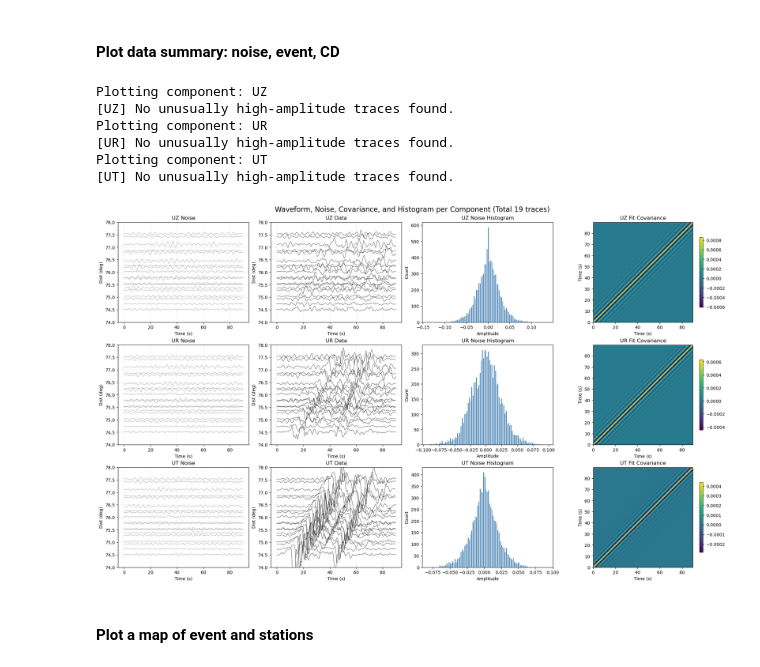
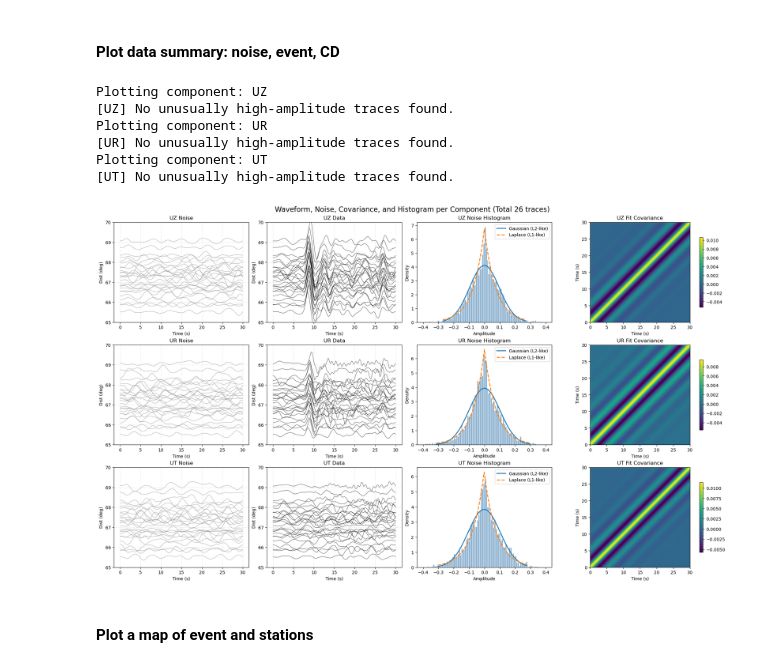
Before and after one commit to evanzzq/VespaPolPy, a Jupyter notebook: Debug.ipynb, the cells around one changed output. Saved outputs shown, nothing was run; the diff lists cells and outputs as text; code cells hidden in the pictures.

```diff
--- a/Debug.ipynb
+++ b/Debug.ipynb
@@ -268,13 +268,13 @@ plt.show()
 from vespainv.utils import prepare_inputs_from_sac
 import os
 
-filedir = "H:\My Drive\Research\VespaPolPy"
-# filedir = "/Users/evanzhang/zzq@umd.edu - Google Drive/My Drive/Research/VespaPolPy"
+# filedir = "H:\My Drive\Research\VespaPolPy"
+filedir = "/Users/evanzhang/zzq@umd.edu - Google Drive/My Drive/Research/VespaPolPy"
 
 # Configuration
-event = "201205280507_R71_78_locbox_42_45N_93_90W_T1150_1240"
-twin = None # (0, 60)
-savename = event # test!!!!!!
+event = "201111221848_P_b10_a30"
+twin = (0, 30) # (0, 60)
+savename = "201111221848_P_b10_a20" # test!!!!!!
 event_dir = os.path.join(filedir, "data_download", "event_download", event)
 noise_dir = os.path.join(filedir, "data_download", "noise_download", event)
 
@@ -328,8 +328,8 @@ import numpy as np
 import matplotlib.pyplot as plt
 import os
 
-filedir = "H:\My Drive\Research\VespaPolPy"
-# filedir = "/Users/evanzhang/zzq@umd.edu - Google Drive/My Drive/Research/VespaPolPy"
+# filedir = "H:\My Drive\Research\VespaPolPy"
+filedir = "/Users/evanzhang/zzq@umd.edu - Google Drive/My Drive/Research/VespaPolPy"
 
 # evname = savename
 # output_dir = os.path.join(filedir, "SynData", evname)
@@ -372,7 +372,7 @@ def visualize_waveforms_and_cov(output_dir):
             tr = noise[:, j]
             color = "red" if j in bad_trace_indices else "gray"
             ax_noise.plot(time, tr + dists[j], lw=0.5, color=color) # dists[j]
-        ax_noise.set_ylim([74,78])
+        ax_noise.set_ylim([65,70])
         ax_noise.set_title(f"{comp} Noise")
         ax_noise.set_xlabel("Time (s)")
         ax_noise.set_ylabel("Dist (deg)")
@@ -384,18 +384,51 @@ def visualize_waveforms_and_cov(output_dir):
             tr = data[:, j]
             # tr /= np.max(np.abs(tr))
             ax_data.plot(time, tr + dists[j], lw=0.5, color="black") # dists[j]
-        ax_data.set_ylim([74,78])
+        ax_data.set_ylim([65,70])
         ax_data.set_title(f"{comp} Data")
         ax_data.set_xlabel("Time (s)")
         ax_data.set_ylabel("Dist (deg)")
         ax_data.grid(True, linestyle='--', alpha=0.3)
 
-        # Histogram of noise amplitudes
+        # Histogram of noise amplitudes + Gaussian & Laplace fits
         ax_hist = axes[i, 2]
-        ax_hist.hist(noise.flatten(), bins=100, color="steelblue", edgecolor="white")
+
+        noise_flat = noise.flatten()
+
+        # Histogram as density so it’s comparable to PDFs
+        ax_hist.hist(noise_flat, range=(-0.4,0.4), bins=100, density=True,
+                    color="steelblue", edgecolor="white", alpha=0.7)
+
+        # ---- Fit Gaussian (L2-like) ----
+        mu = np.mean(noise_flat)
+        sigma = np.std(noise_flat)
+
+        # ---- Fit Laplace (L1-like) ----
+        # Use same center mu for a fair visual comparison
+        b = np.mean(np.abs(noise_flat - mu))  # Laplace scale parameter
+
+        # x grid for plotting PDFs
+        x = np.linspace(
+            np.percentile(noise_flat, 0.5),
+            np.percentile(noise_flat, 99.5),
+            500
+        )
+
+        gauss_pdf = (1.0 / (sigma * np.sqrt(2 * np.pi))) * np.exp(
+            -0.5 * ((x - mu) / sigma) ** 2
+        )
+
+        laplace_pdf = (1.0 / (2 * b)) * np.exp(-np.abs(x - mu) / b)
+
+        # Plot PDFs
+        ax_hist.plot(x, gauss_pdf, lw=2, label="Gaussian (L2-like)")
+        ax_hist.plot(x, laplace_pdf, lw=2, linestyle="--", label="Laplace (L1-like)")
+
         ax_hist.set_title(f"{comp} Noise Histogram")
         ax_hist.set_xlabel("Amplitude")
-        ax_hist.set_ylabel("Count")
+        ax_hist.set_ylabel("Density")
+        ax_hist.legend()
+
 
         # Covariance matrix from parameter fitting
         ax_cov = axes[i, 3]
@@ -409,34 +442,34 @@ def visualize_waveforms_and_cov(output_dir):
         # # Robust covariance matrix
         # ax_cov = axes[i, 4]
         # im = ax_cov.imshow(C_D_robust, cmap="viridis", origin="lower",
         #                    extent=[time[0], time[-1], time[0], time[-1]])
         # ax_cov.set_title(f"{comp} Robust Covariance")
         # ax_cov.set_xlabel("Time (s)")
         # ax_cov.set_ylabel("Time (s)")
         # fig.colorbar(im, ax=ax_cov, shrink=0.7)
 
         # # Covariance matrix
         # ax_cov = axes[i, 5]
         # im = ax_cov.imshow(C_D, cmap="viridis", origin="lower",
         #                    extent=[time[0], time[-1], time[0], time[-1]])
         # ax_cov.set_title(f"{comp} Empirical Covariance")
         # ax_cov.set_xlabel("Time (s)")
         # ax_cov.set_ylabel("Time (s)")
         # fig.colorbar(im, ax=ax_cov, shrink=0.7)
 
     plt.suptitle(f"Waveform, Noise, Covariance, and Histogram per Component (Total {N} traces)", fontsize=16)
     plt.savefig(f"{output_dir}/{savename}_data.pdf")
     plt.show()
 
 visualize_waveforms_and_cov(output_dir)
 # %% [output]
 Plotting component: UZ
 [UZ] No unusually high-amplitude traces found.
 Plotting component: UR
 [UR] No unusually high-amplitude traces found.
 Plotting component: UT
 [UT] No unusually high-amplitude traces found.
-[figure, old version]
+[figure, new version]
 # %% [markdown]
 #### Plot a map of event and stations
 # %%
```
Also changed, not shown: parts of 5 cells of this notebook, 5 other files.
